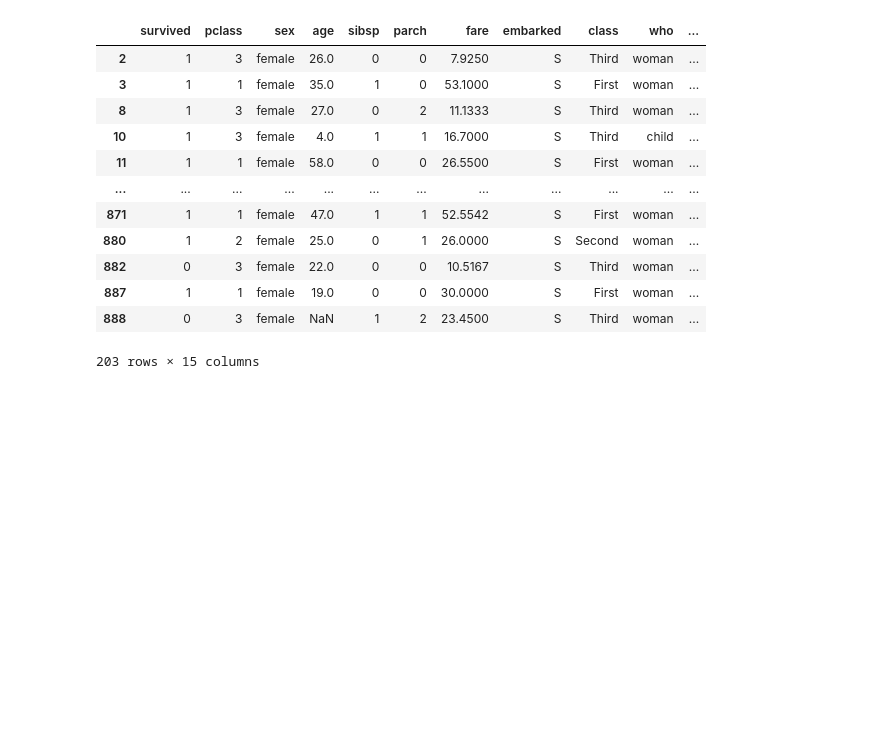
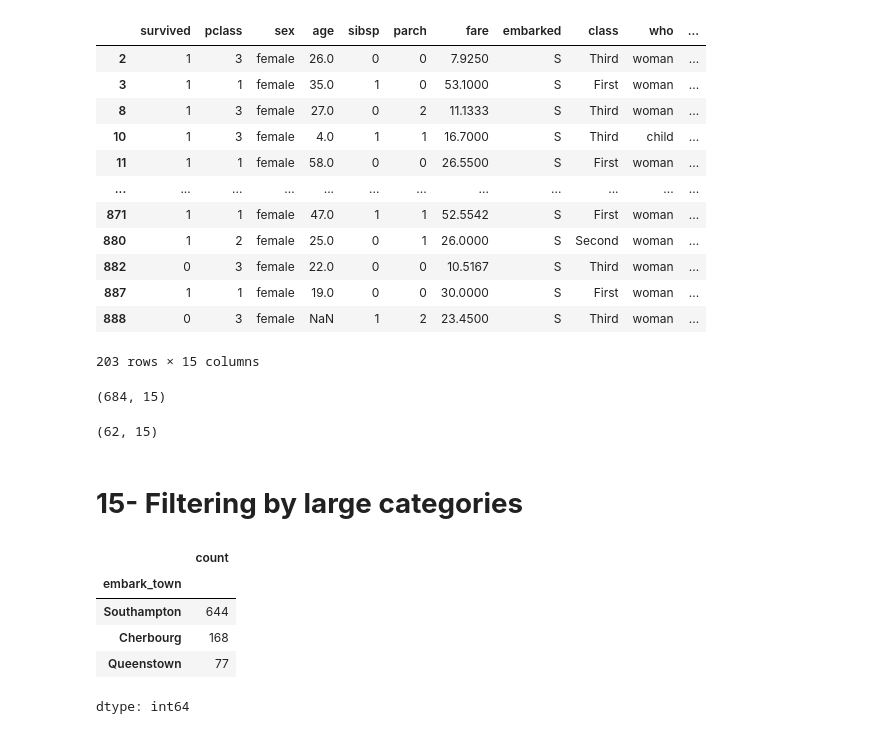
Before and after one commit to Syeda-Eman/40-days-of-Python, a Jupyter notebook: Day_7.ipynb, the cells around one changed output. Drawn from its saved outputs; the diff is of its cells as text; code cells hidden in the pictures; blank space fills up the shorter version.

```diff
--- a/Day_7.ipynb
+++ b/Day_7.ipynb
@@ -667,3 +667,22 @@ df[(df.embark_town=='Southampton') &
 | 887 | 1 | 1 | female | 19.0 | 0 | 0 | 30.0000 | S | First | woman | ... |
 | 888 | 0 | 3 | female | NaN | 1 | 2 | 23.4500 | S | Third | woman | ... |
 203 rows × 15 columns
+# %%
+df[df.age > 3].shape
+# %% [output]
+(684, 15)
+# %%
+df[df.age < 10].shape
+# %% [output]
+(62, 15)
+# %% [markdown]
+# **15- Filtering by large categories**
+# %%
+df.embark_town.value_counts()
+# %% [output]
+|  | count |
+| embark_town |  |
+| Southampton | 644 |
+| Cherbourg | 168 |
+| Queenstown | 77 |
+dtype: int64
```
Also changed, not shown: parts of 10 cells of this notebook.
